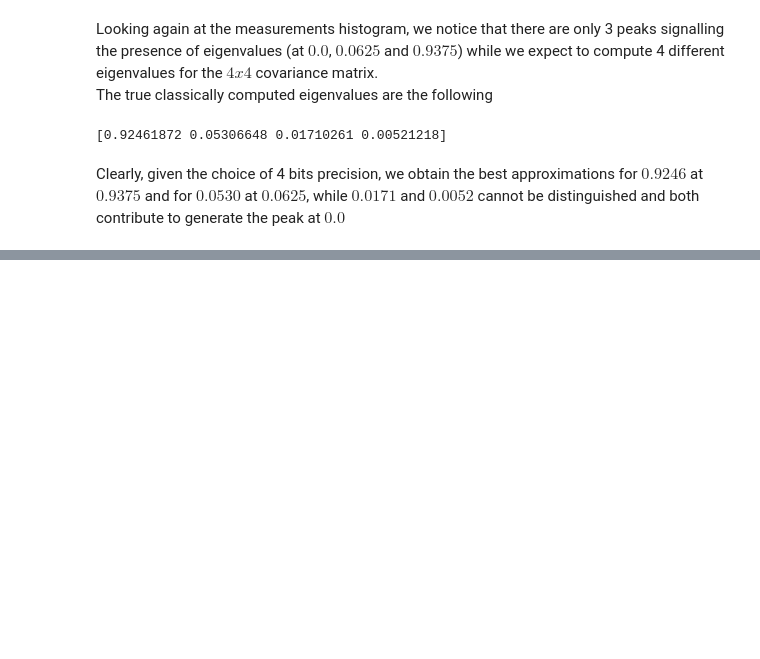
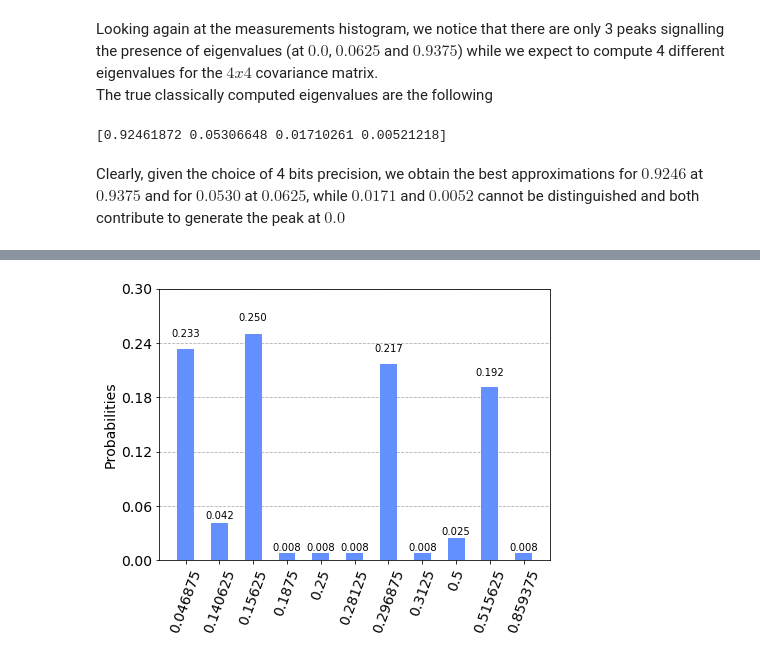
Before and after one commit to Askarpour/sw2_quantum_research, a Jupyter notebook: SantambrogioScandelliTagliabue/QPCA/notebooks/QuantumPCA_demo.ipynb, the cells around one changed output, grey strips where cells are left out. Saved outputs shown, nothing was run; the diff lists cells and outputs as text; code cells hidden in the pictures; blank space fills up the shorter version.

Commit message:
update qpca demo

```diff
--- a/SantambrogioScandelliTagliabue/QPCA/notebooks/QuantumPCA_demo.ipynb
+++ b/SantambrogioScandelliTagliabue/QPCA/notebooks/QuantumPCA_demo.ipynb
@@ -100,0 +113,13 @@ Clearly, given the choice of 4 bits precision, we obtain the best approximations
+# %%
+N = 4
+
+D = scipy.random.rand(10,N)*20
+means = np.mean(D,axis=0)
+u=np.ones(len(D))[None]
+u=u.reshape((len(D),1))
+means=means.reshape((len(D[0]),1))
+centered = D-np.dot(u,means.T)
+
+#Compute the covariance matrix
+covariance_matrix=(1/(len(D)-1)) * np.dot(np.transpose(np.conj(centered)), centered)
+covariance_matrix = covariance_matrix/np.trace(covariance_matrix)
@@ -100,0 +146,18 @@ Clearly, given the choice of 4 bits precision, we obtain the best approximations
+# %%
+bits = 8
+roundoff = 2
+shots_per_vec1 = 10
+
+pure_states = ortho_group.rvs(dim=N)
+
+res = None
+for i in range(N):
+    initial = pure_states[i]
+    if res is None:
+        res = qpca(covariance_matrix,bits,initial= initial, req_shots = shots_per_vec1, nbitsroundoff = roundoff)
+    else:
+        res.merge(qpca(covariance_matrix,bits,initial= initial, req_shots = shots_per_vec1, nbitsroundoff = roundoff))
+
+plot_histogram(res.get_eigvals(False))
+# %% [output]
+[figure, added]
```
Also changed, not shown: parts of 11 cells of this notebook, 1 other file.
